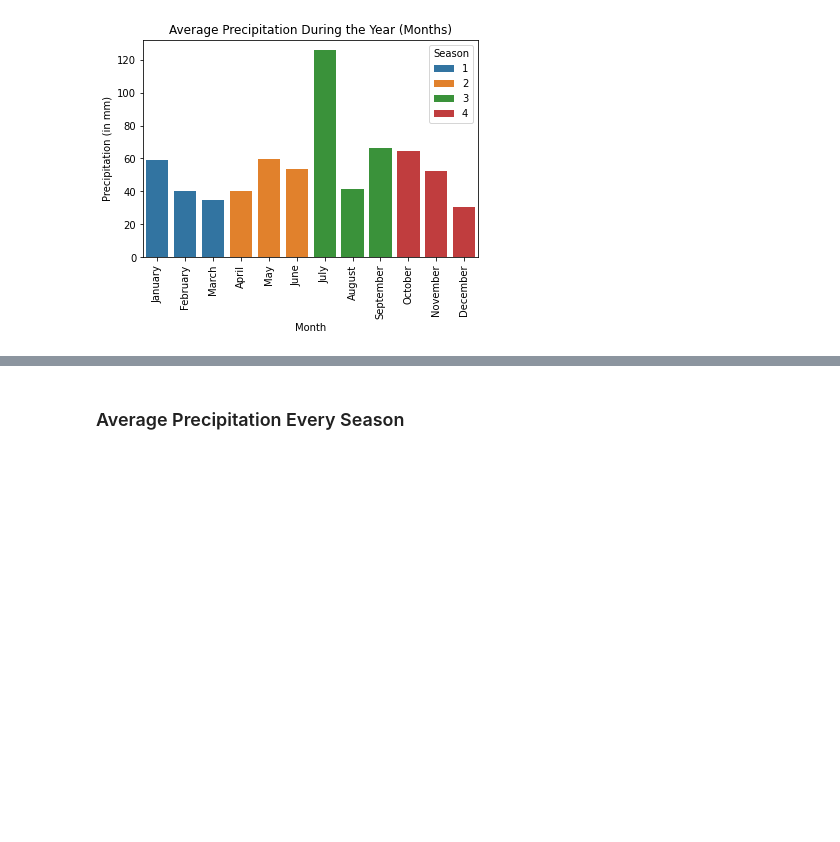
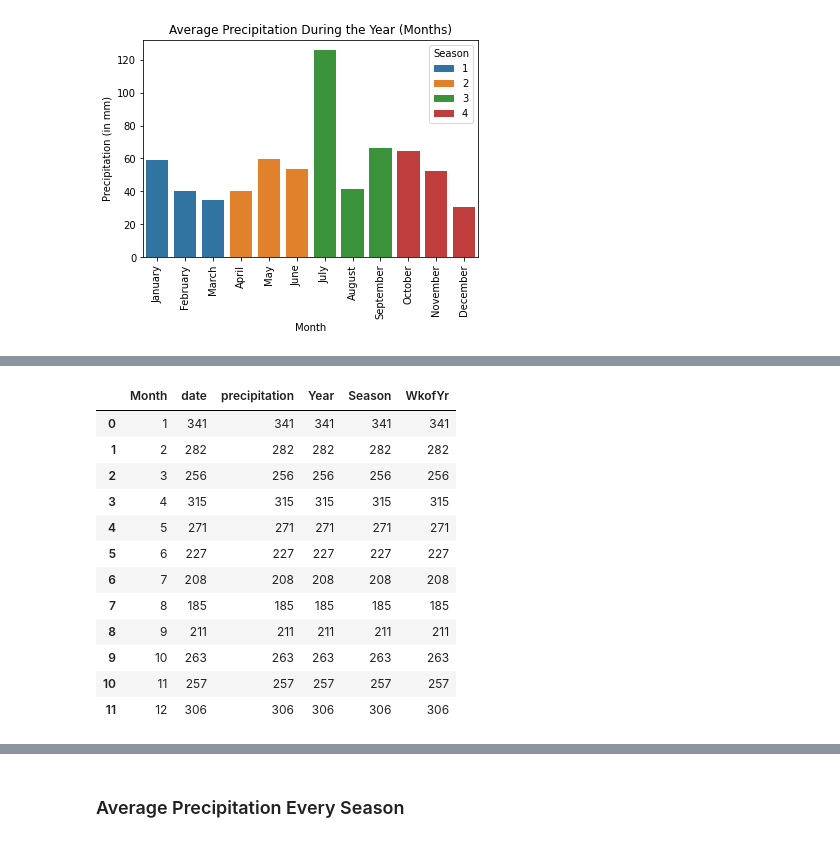
Before and after one commit to sampso29/Toronto-Rain-Prediction-, a Jupyter notebook: Toronto Rain Prediction.ipynb, the cells around one changed output, grey strips where cells are left out. Cells and saved outputs as stored; diff of their text form; code cells hidden in the pictures; blank space fills up the shorter version.

```diff
--- a/Toronto Rain Prediction.ipynb
+++ b/Toronto Rain Prediction.ipynb
@@ -978,0 +998,18 @@ plt.show()
+# %%
+#count the cumulative number of wet days in each month
+wet_count = wet_days.groupby(['Month'], as_index=False).count()
+wet_count
+# %% [output]
+|  | Month | date | precipitation | Year | Season | WkofYr |
+| 0 | 1 | 341 | 341 | 341 | 341 | 341 |
+| 1 | 2 | 282 | 282 | 282 | 282 | 282 |
+| 2 | 3 | 256 | 256 | 256 | 256 | 256 |
+| 3 | 4 | 315 | 315 | 315 | 315 | 315 |
+| 4 | 5 | 271 | 271 | 271 | 271 | 271 |
+| 5 | 6 | 227 | 227 | 227 | 227 | 227 |
+| 6 | 7 | 208 | 208 | 208 | 208 | 208 |
+| 7 | 8 | 185 | 185 | 185 | 185 | 185 |
+| 8 | 9 | 211 | 211 | 211 | 211 | 211 |
+| 9 | 10 | 263 | 263 | 263 | 263 | 263 |
+| 10 | 11 | 257 | 257 | 257 | 257 | 257 |
+| 11 | 12 | 306 | 306 | 306 | 306 | 306 |
```
Also changed, not shown: parts of 7 cells of this notebook.
